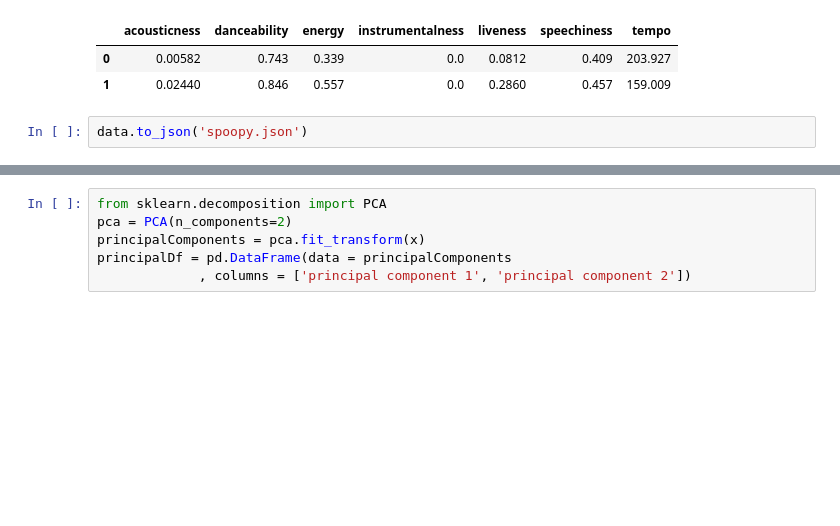
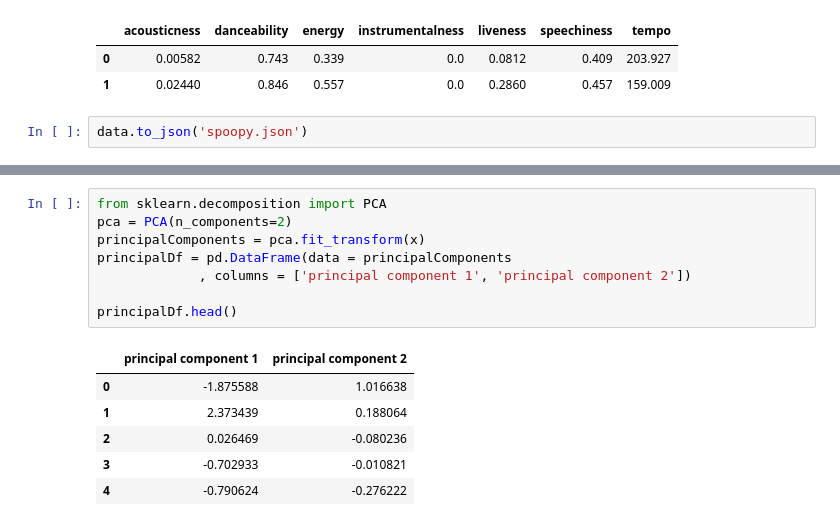
Before and after one commit to spotify-ss/data-science, a Jupyter notebook: plotly_app/Spotify.ipynb, the cells around one changed output, grey strips where cells are left out. Drawn from its saved outputs; the diff is of its cells as text; blank space fills up the shorter version.

```diff
--- a/plotly_app/Spotify.ipynb
+++ b/plotly_app/Spotify.ipynb
@@ -336,7 +344,16 @@ x = StandardScaler().fit_transform(x)
 # %%
 from sklearn.decomposition import PCA
 pca = PCA(n_components=2)
 principalComponents = pca.fit_transform(x)
 principalDf = pd.DataFrame(data = principalComponents
              , columns = ['principal component 1', 'principal component 2'])
+
+principalDf.head()
+# %% [output]
+|  | principal component 1 | principal component 2 |
+| 0 | -1.875588 | 1.016638 |
+| 1 | 2.373439 | 0.188064 |
+| 2 | 0.026469 | -0.080236 |
+| 3 | -0.702933 | -0.010821 |
+| 4 | -0.790624 | -0.276222 |
 # %%
```
Also changed, not shown: parts of 5 cells of this notebook, 3 other files.
